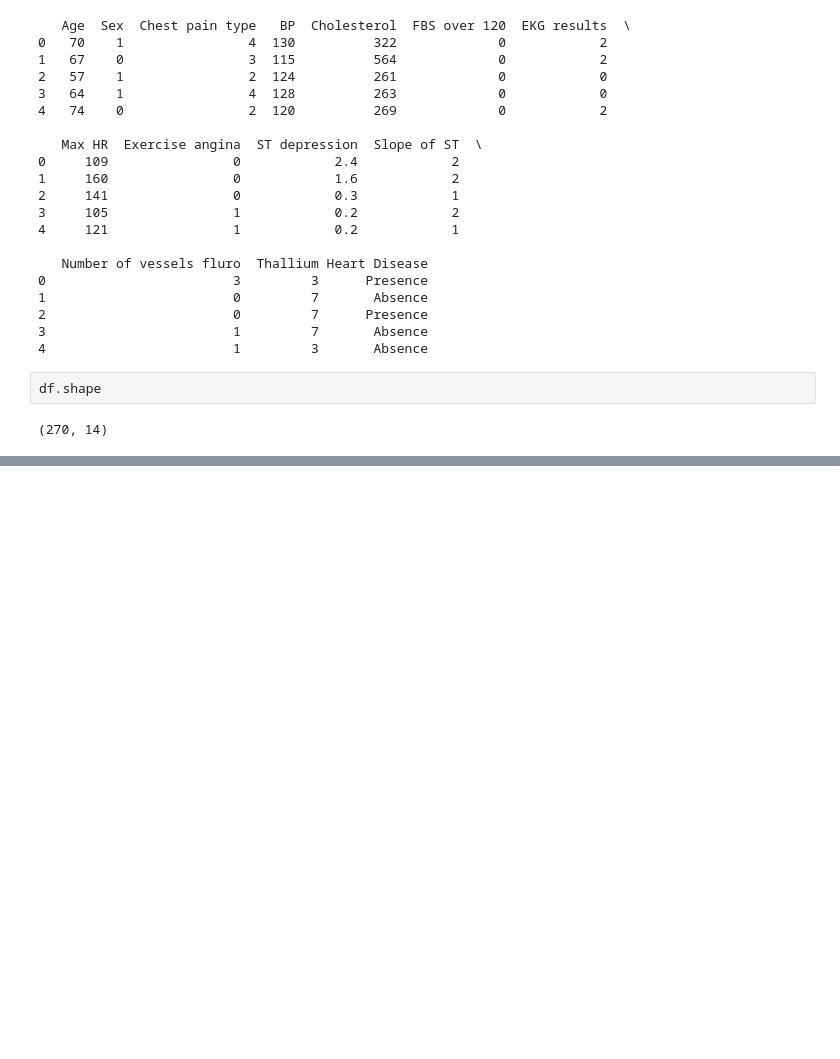
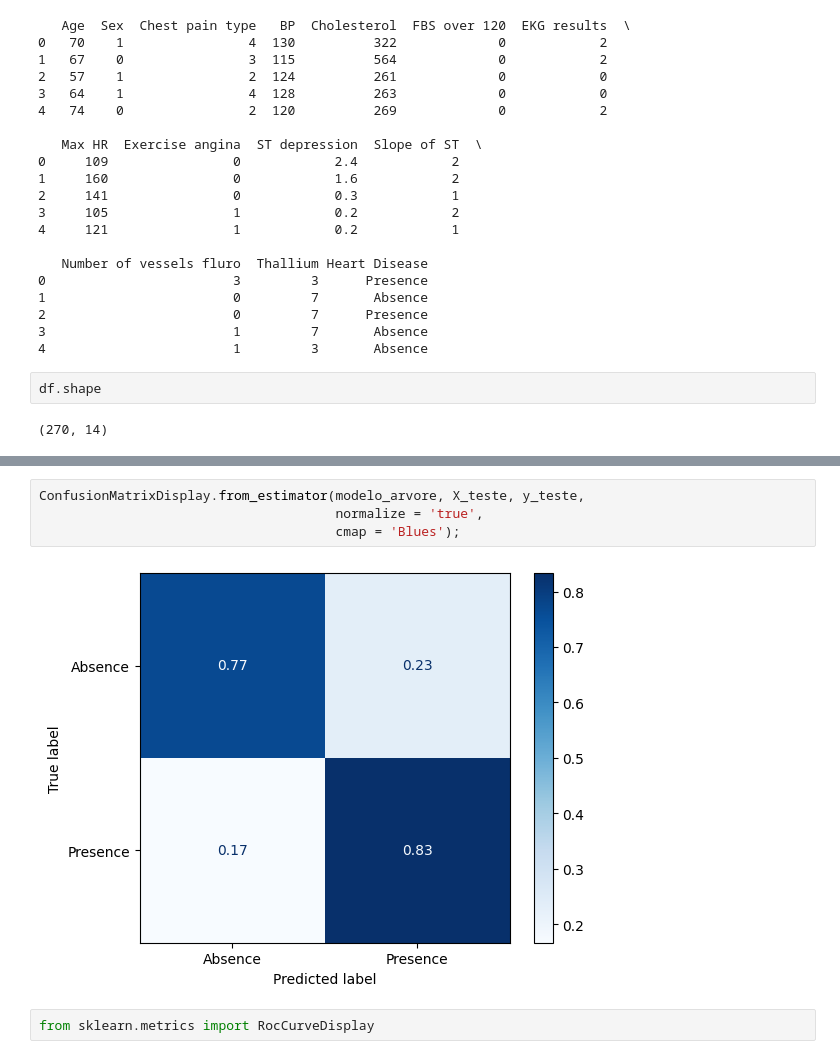
Before and after one commit to miller00315/AI-For-Beginners, a Jupyter notebook: decicion_tree_1.ipynb, the cells around one changed output, grey strips where cells are left out. Cells and saved outputs as stored; diff of their text form; blank space fills up the shorter version.

```diff
--- a/decicion_tree_1.ipynb
+++ b/decicion_tree_1.ipynb
@@ -34,0 +211,8 @@ df.shape
+# %%
+ConfusionMatrixDisplay.from_estimator(modelo_arvore, X_teste, y_teste,
+                                      normalize = 'true',
+                                      cmap = 'Blues');
+# %% [output]
+[figure, added]
+# %%
+from sklearn.metrics import RocCurveDisplay
```
Also changed, not shown: parts of 57 cells of this notebook.
